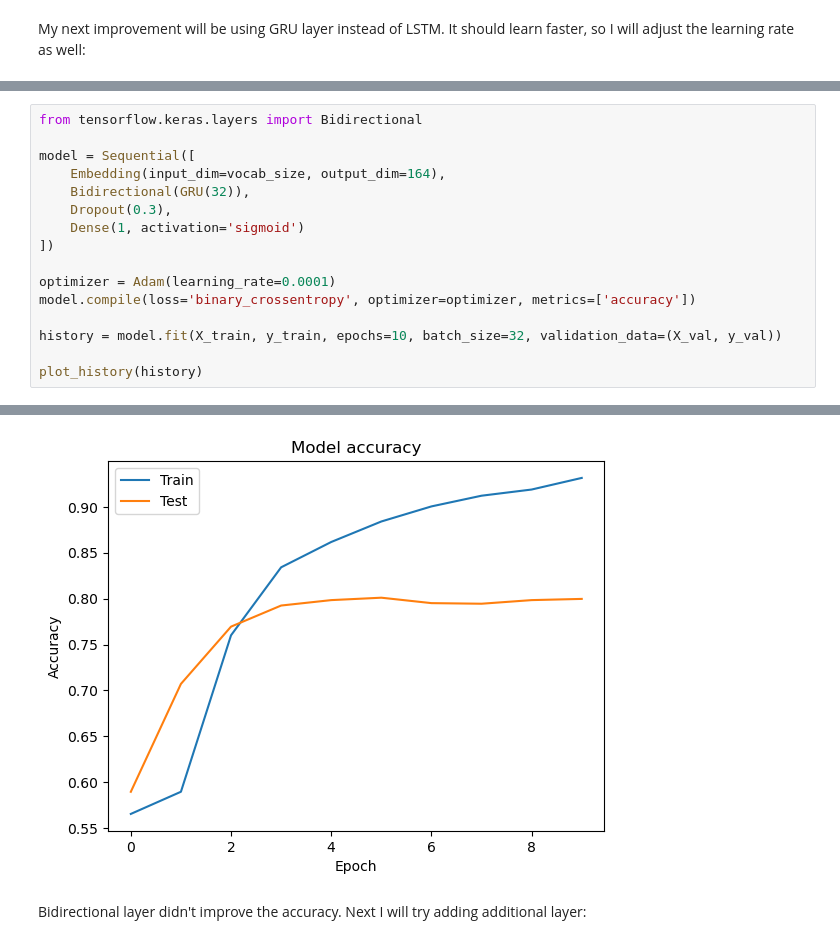
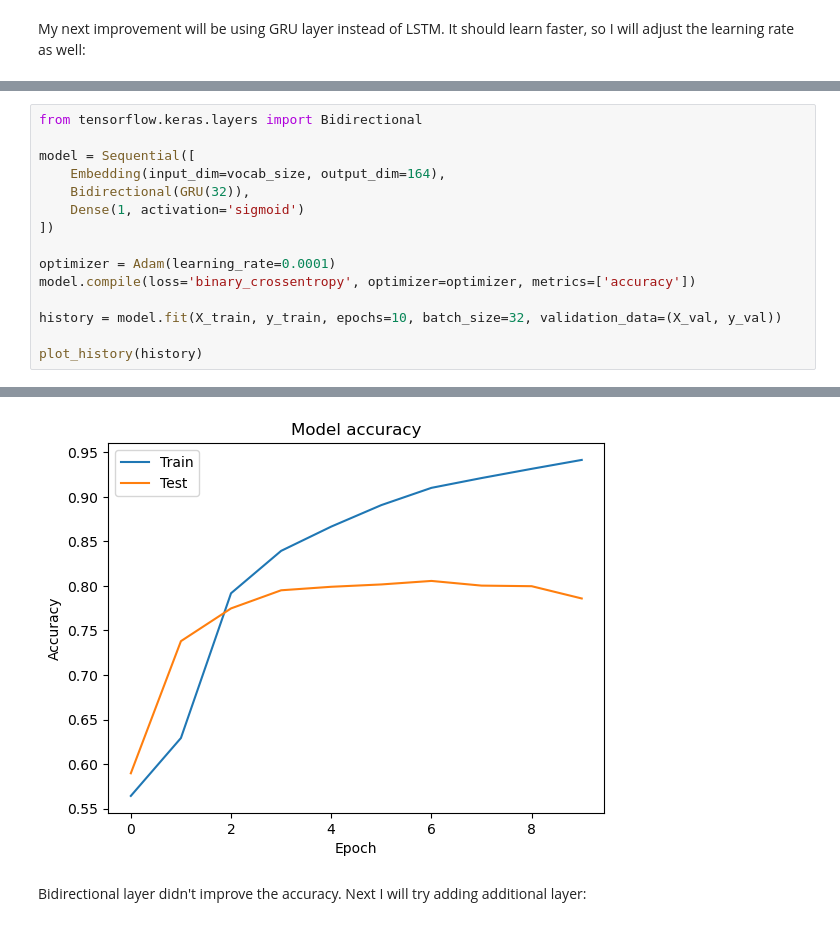
Before and after one commit to alexber2024/rnn, a Jupyter notebook: project.ipynb, the cells around one changed output, grey strips where cells are left out. Drawn from its saved outputs; the diff is of its cells as text.

```diff
--- a/project.ipynb
+++ b/project.ipynb
@@ -397,7 +394,6 @@ from tensorflow.keras.layers import Bidirectional
 model = Sequential([
     Embedding(input_dim=vocab_size, output_dim=164),
     Bidirectional(GRU(32)),
-    Dropout(0.3),
     Dense(1, activation='sigmoid')
 ])
 
@@ -431,4 +427,4 @@ Epoch 10/10
-[figure, old version]
+[figure, new version]
 # %% [markdown]
 Bidirectional layer didn't improve the accuracy.
 Next I will try adding additional layer:
```
Also changed, not shown: parts of 22 cells of this notebook.
